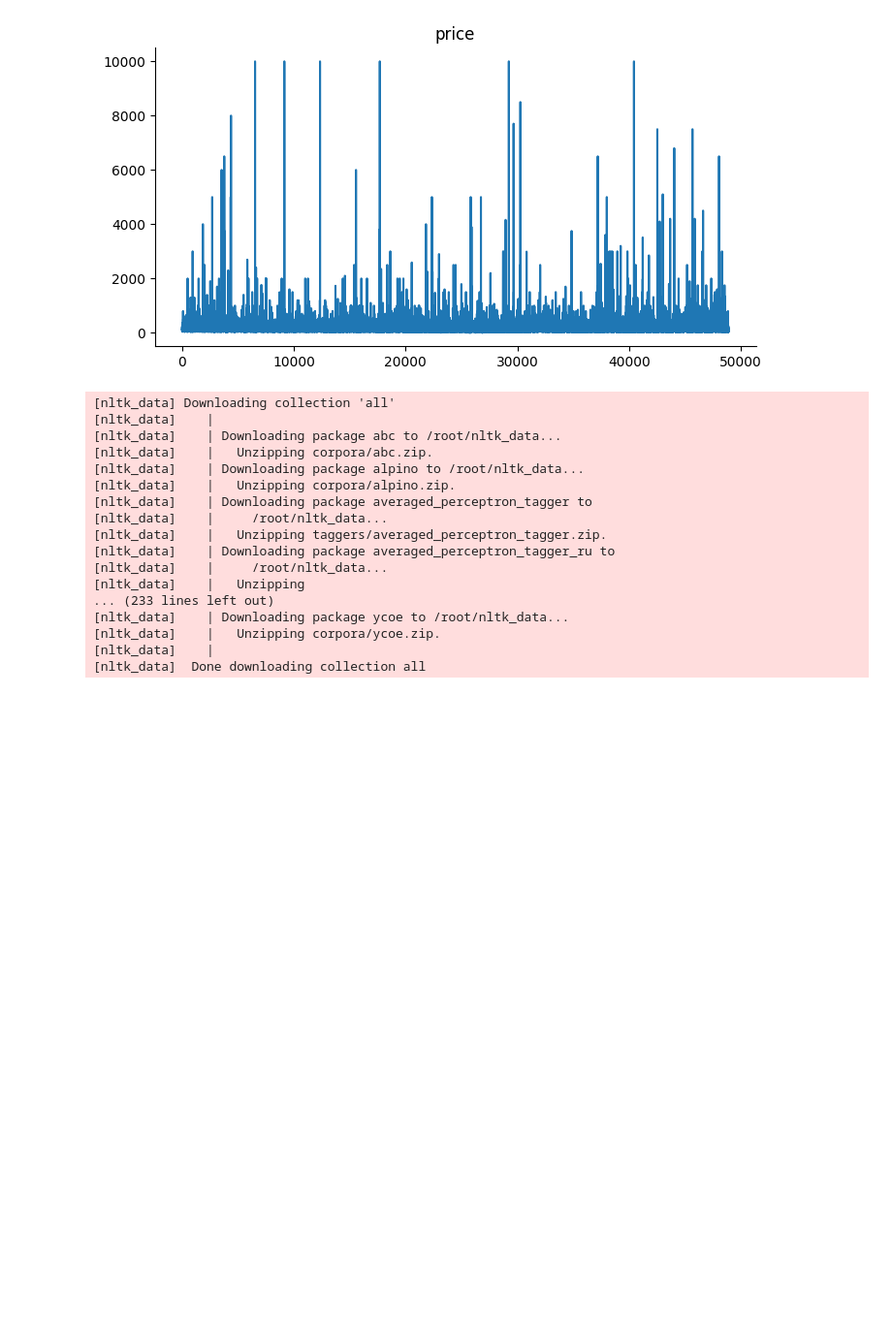
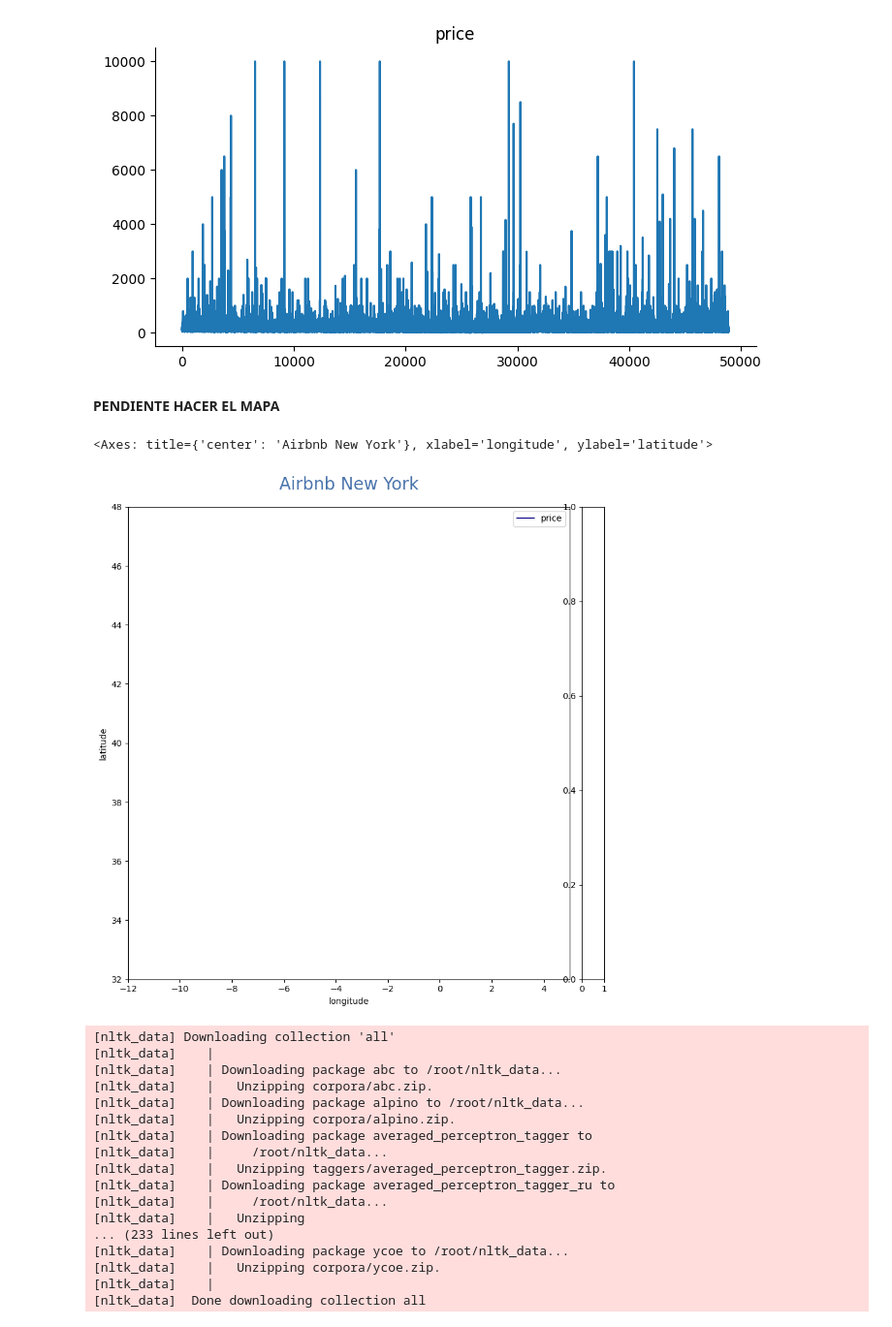
Before and after one commit to MarianaSosaTerrazas/DIPLOMADO_CIENCIA_MATEMATICA_2024-1, a Jupyter notebook: Airbnb_ProyectoMST.ipynb, the cells around one changed output. Shown at 97% size. Saved outputs shown, nothing was run; the diff lists cells and outputs as text; code cells hidden in the pictures; blank space fills up the shorter version.

```diff
--- a/Airbnb_ProyectoMST.ipynb
+++ b/Airbnb_ProyectoMST.ipynb
@@ -252,3 +252,5 @@ df_4['price'].plot(kind='line', figsize=(8, 4), title='price')
 plt.gca().spines[['top', 'right']].set_visible(False)
 # %% [output]
 [figure]
+# %% [markdown]
+**PENDIENTE HACER EL MAPA**
@@ -255,3 +260,23 @@ plt.gca().spines[['top', 'right']].set_visible(False)
+# %%
+fig, ax = plt.subplots(1, 1, figsize=(10, 10))
+
+ax.axis([-12, 5, 32, 48])
+
+ax.set_title('Airbnb New York',
+             pad = 20,
+             fontdict={'fontsize':20, 'color': '#4873ab'})
+ax.set_xlabel('longitude')
+ax.set_ylabel('latitude')
+
+from mpl_toolkits.axes_grid1 import make_axes_locatable
+divider = make_axes_locatable(ax)
+cax = divider.append_axes("right", size="5%", pad=0.2)
+
+df['price'].plot(column='price', cmap='plasma', ax=ax,
+              legend=True,  zorder=5)
+# %% [output]
+<Axes: title={'center': 'Airbnb New York'}, xlabel='longitude', ylabel='latitude'>
+[figure, added]
 # %%
 import nltk
 # %%
```
Also changed, not shown: parts of 16 cells of this notebook.
